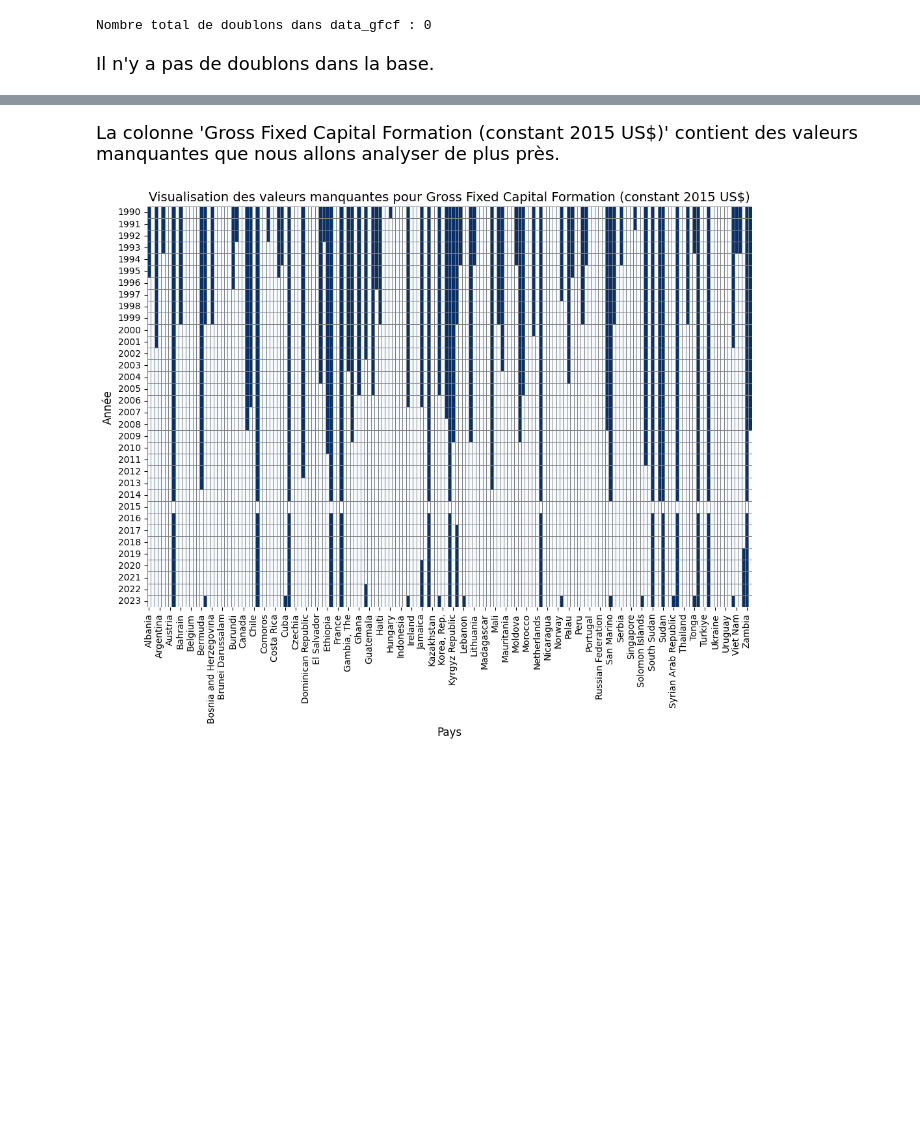
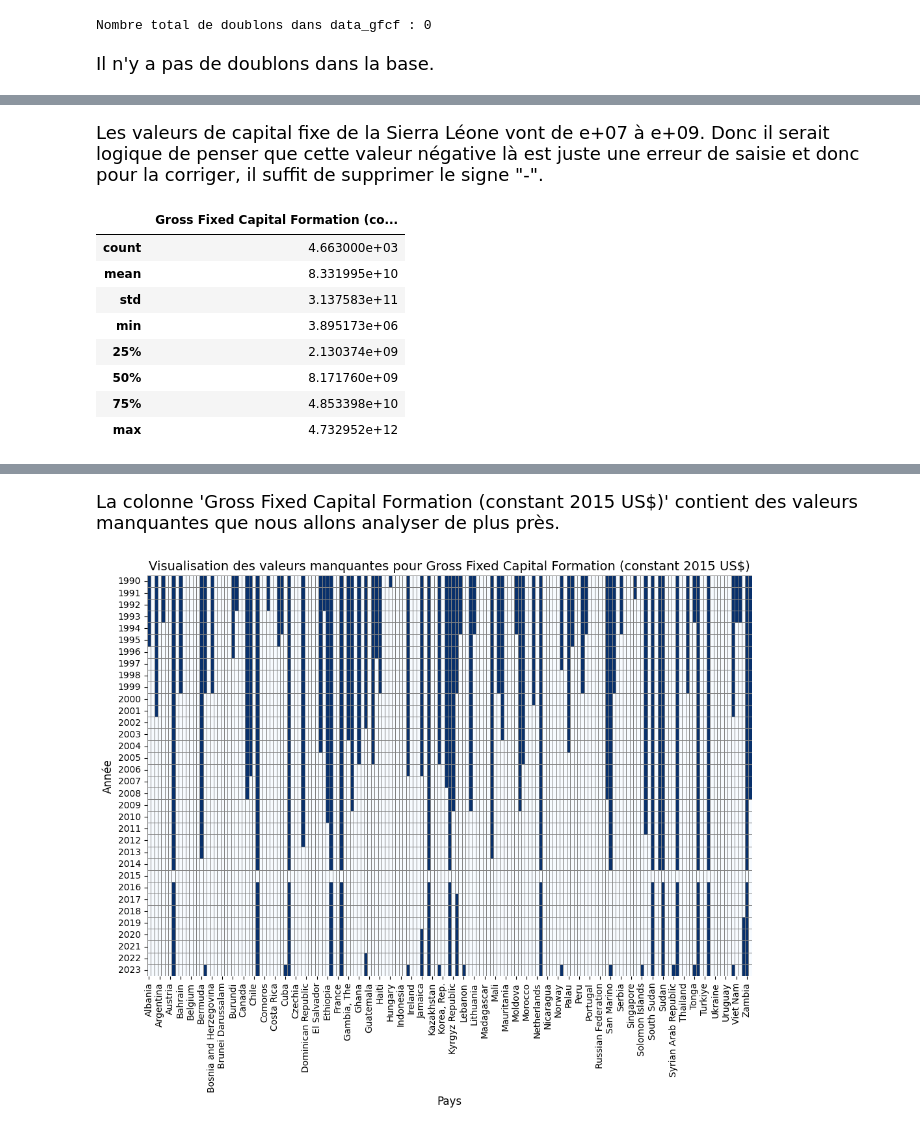
Before and after one commit to tziemiNgansop237/Projet_Python, a Jupyter notebook: src/Preparation_donnees.ipynb, the cells around one changed output, grey strips where cells are left out. Cells and saved outputs as stored; diff of their text form; code cells hidden in the pictures; blank space fills up the shorter version.

```diff
--- a/src/Preparation_donnees.ipynb
+++ b/src/Preparation_donnees.ipynb
@@ -220,0 +275,18 @@ memory usage: 230.7+ KB
+# %% [markdown]
+<p style="line-height: 1.6; font-family: 'Serial', serif; font-size: 18px; ">Les valeurs de capital fixe de la Sierra Léone vont de e+07 à e+09. Donc il serait logique de penser que cette valeur négative là est juste une erreur de saisie et donc pour la corriger, il suffit de supprimer le signe "-".</p>
+# %%
+# Suppression du signe "-"
+data_gfcf.iloc[5874, data_gfcf.columns.get_loc('Gross Fixed Capital Formation (constant 2015 US$)')] *= -1
+
+# Vérification
+data_gfcf.describe()
+# %% [output]
+|  | Gross Fixed Capital Formation (co... |
+| count | 4.663000e+03 |
+| mean | 8.331995e+10 |
+| std | 3.137583e+11 |
+| min | 3.895173e+06 |
+| 25% | 2.130374e+09 |
+| 50% | 8.171760e+09 |
+| 75% | 4.853398e+10 |
+| max | 4.732952e+12 |
```
Also changed, not shown: parts of 14 cells of this notebook, 1 other file.
